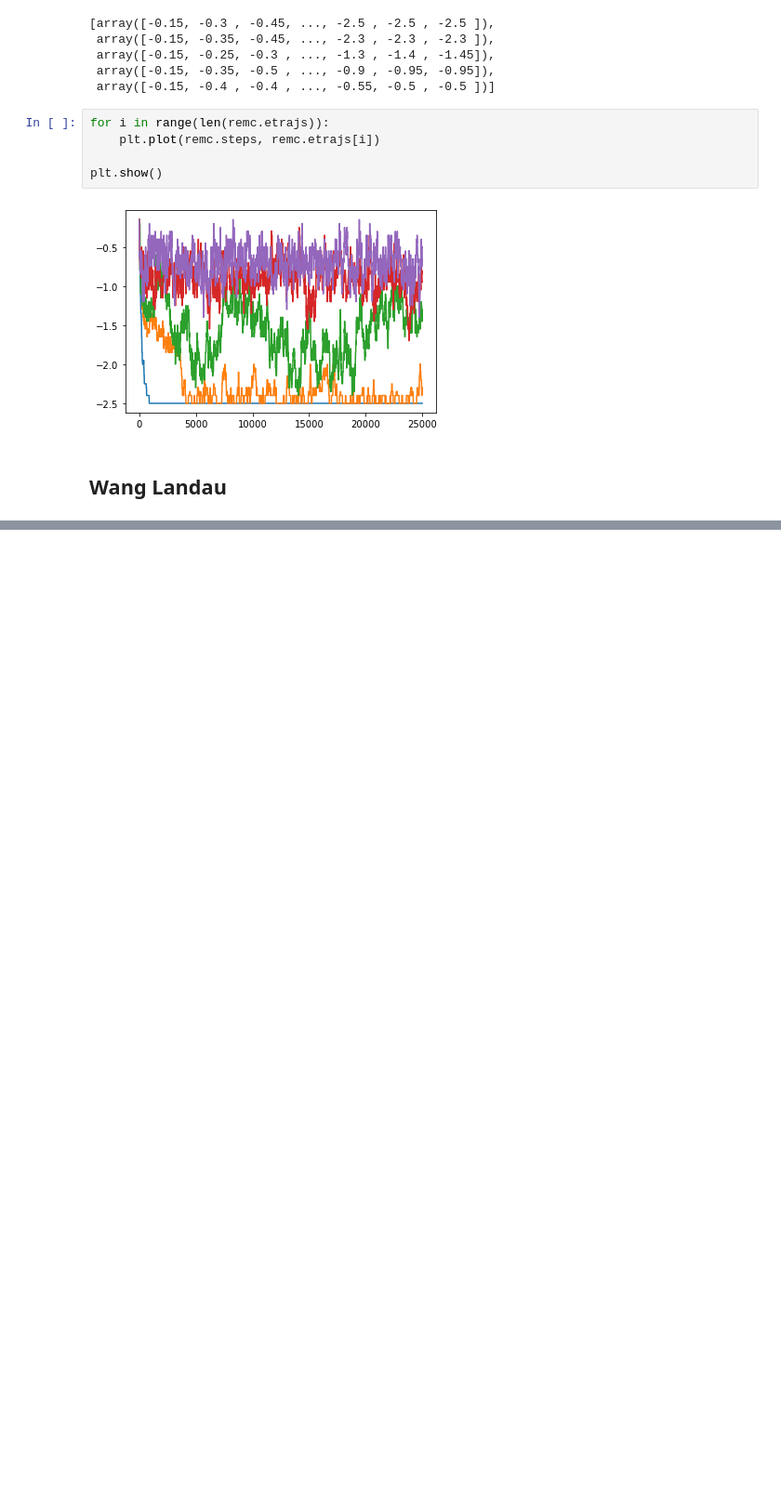
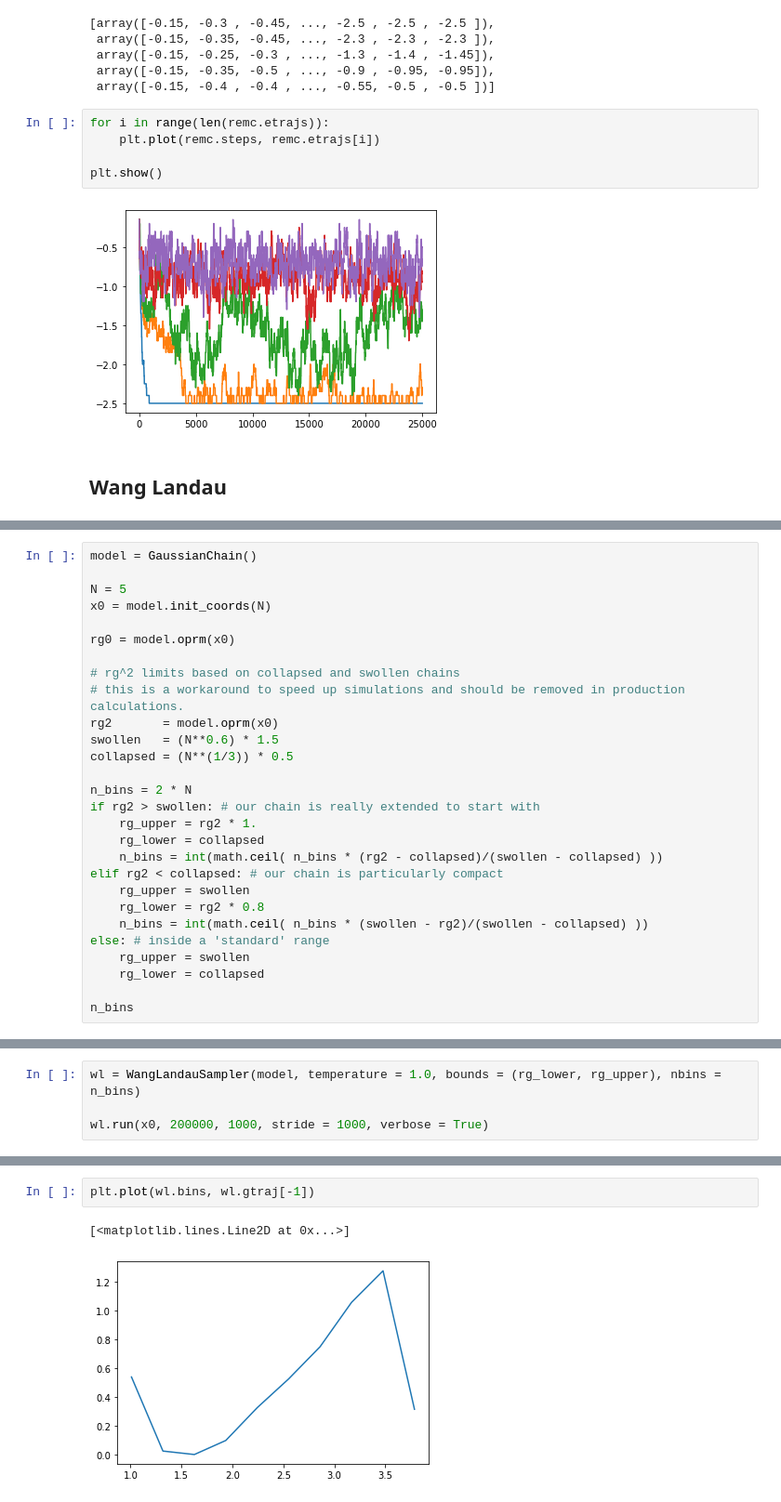
Before and after one commit to jbinagia/CS-230-Final-Project, a Jupyter notebook: development.ipynb, the cells around one changed output, grey strips where cells are left out. Shown at 93% size. Cells and saved outputs as stored; diff of their text form; blank space fills up the shorter version.

```diff
--- a/development.ipynb
+++ b/development.ipynb
@@ -241,0 +244,28 @@ from project.mcmc.metropolis import ReplicaMetropolisSampler
+# %%
+model = GaussianChain()
+
+N = 5
+x0 = model.init_coords(N)
+
+rg0 = model.oprm(x0)
+
+# rg^2 limits based on collapsed and swollen chains
+# this is a workaround to speed up simulations and should be removed in production calculations.
+rg2       = model.oprm(x0)
+swollen   = (N**0.6) * 1.5
+collapsed = (N**(1/3)) * 0.5
+
+n_bins = 2 * N
+if rg2 > swollen: # our chain is really extended to start with
+    rg_upper = rg2 * 1.
+    rg_lower = collapsed
+    n_bins = int(math.ceil( n_bins * (rg2 - collapsed)/(swollen - collapsed) ))
+elif rg2 < collapsed: # our chain is particularly compact
+    rg_upper = swollen
+    rg_lower = rg2 * 0.8
+    n_bins = int(math.ceil( n_bins * (swollen - rg2)/(swollen - collapsed) ))
+else: # inside a 'standard' range
+    rg_upper = swollen
+    rg_lower = collapsed
+
+n_bins
@@ -241,0 +274,4 @@ from project.mcmc.metropolis import ReplicaMetropolisSampler
+# %%
+wl = WangLandauSampler(model, temperature = 1.0, bounds = (rg_lower, rg_upper), nbins = n_bins)
+
+wl.run(x0, 200000, 1000, stride = 1000, verbose = True)
@@ -241,0 +298,5 @@ from project.mcmc.metropolis import ReplicaMetropolisSampler
+# %%
+plt.plot(wl.bins, wl.gtraj[-1])
+# %% [output]
+[<matplotlib.lines.Line2D at 0x...>]
+[figure, added]
```
Also changed, not shown: parts of 6 cells of this notebook, 3 other files.
